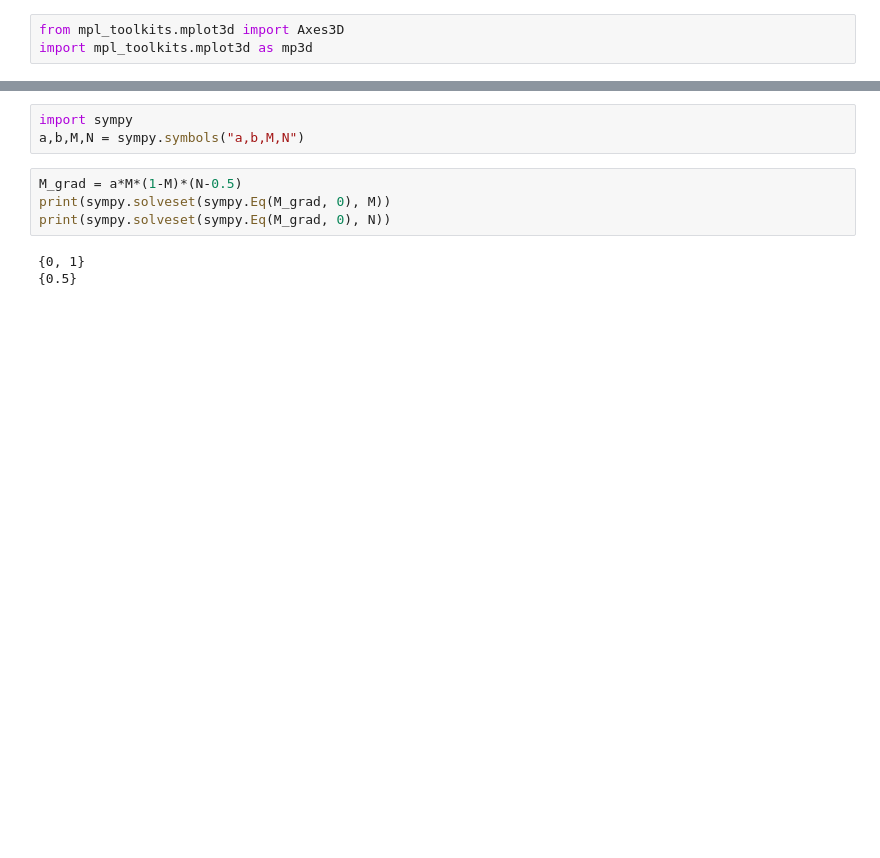
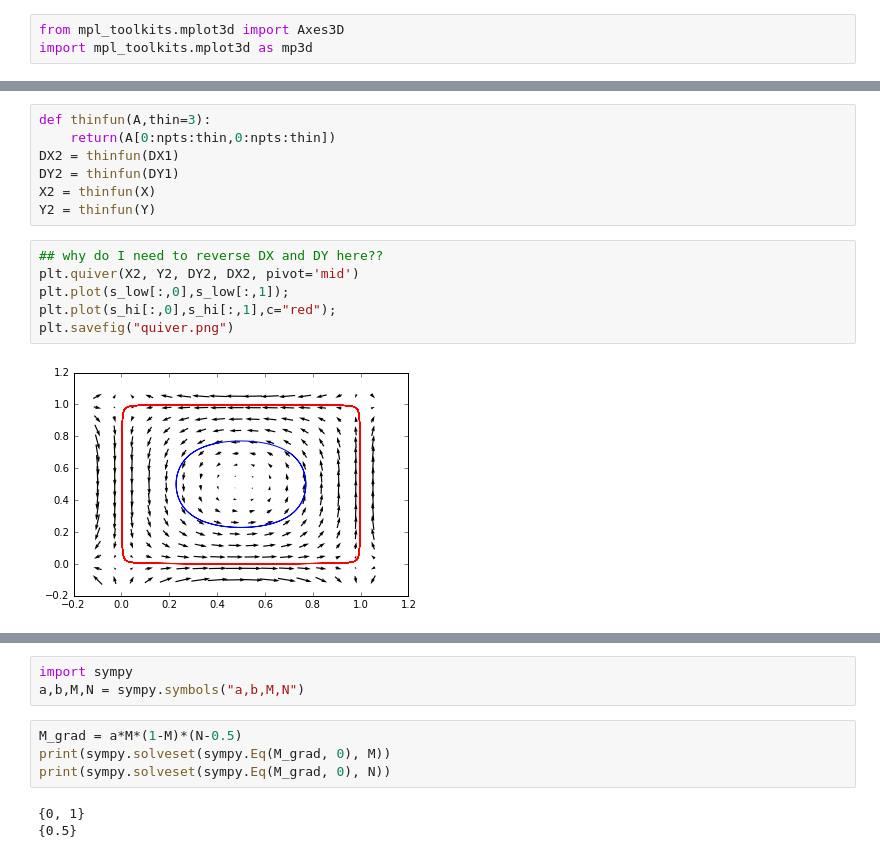
Before and after one commit to bbolker/3mb3, a Jupyter notebook: Notebooks/ode2.ipynb, the cells around one changed output, grey strips where cells are left out. Saved outputs shown, nothing was run; the diff lists cells and outputs as text; blank space fills up the shorter version.

```diff
--- a/Notebooks/ode2.ipynb
+++ b/Notebooks/ode2.ipynb
@@ -84,0 +102,15 @@ plt.contour(pp[:,:,1],levels=[0],colors=["blue"])
+# %%
+def thinfun(A,thin=3):
+    return(A[0:npts:thin,0:npts:thin])
+DX2 = thinfun(DX1)
+DY2 = thinfun(DY1)
+X2 = thinfun(X)
+Y2 = thinfun(Y)
+# %%
+## why do I need to reverse DX and DY here??
+plt.quiver(X2, Y2, DY2, DX2, pivot='mid')
+plt.plot(s_low[:,0],s_low[:,1]);
+plt.plot(s_hi[:,0],s_hi[:,1],c="red");
+plt.savefig("quiver.png")
+# %% [output]
+[figure, added]
```
Also changed, not shown: parts of 14 cells of this notebook.
